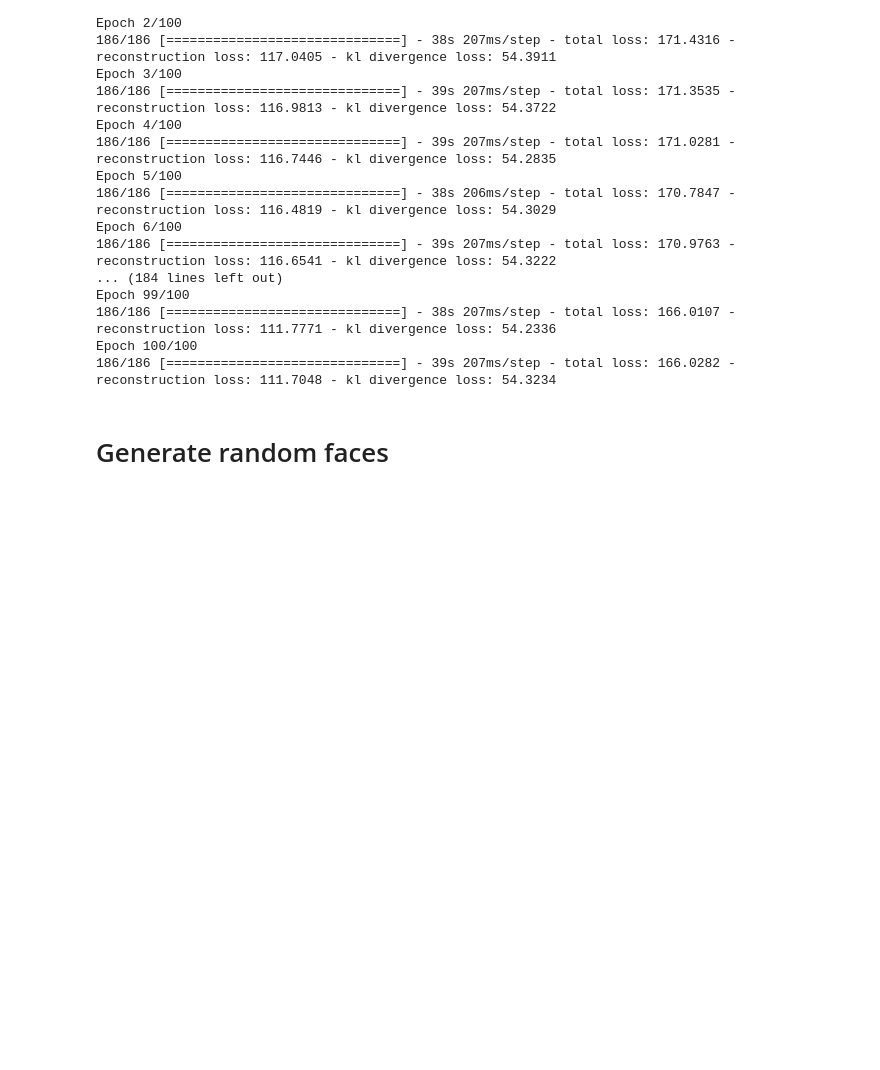
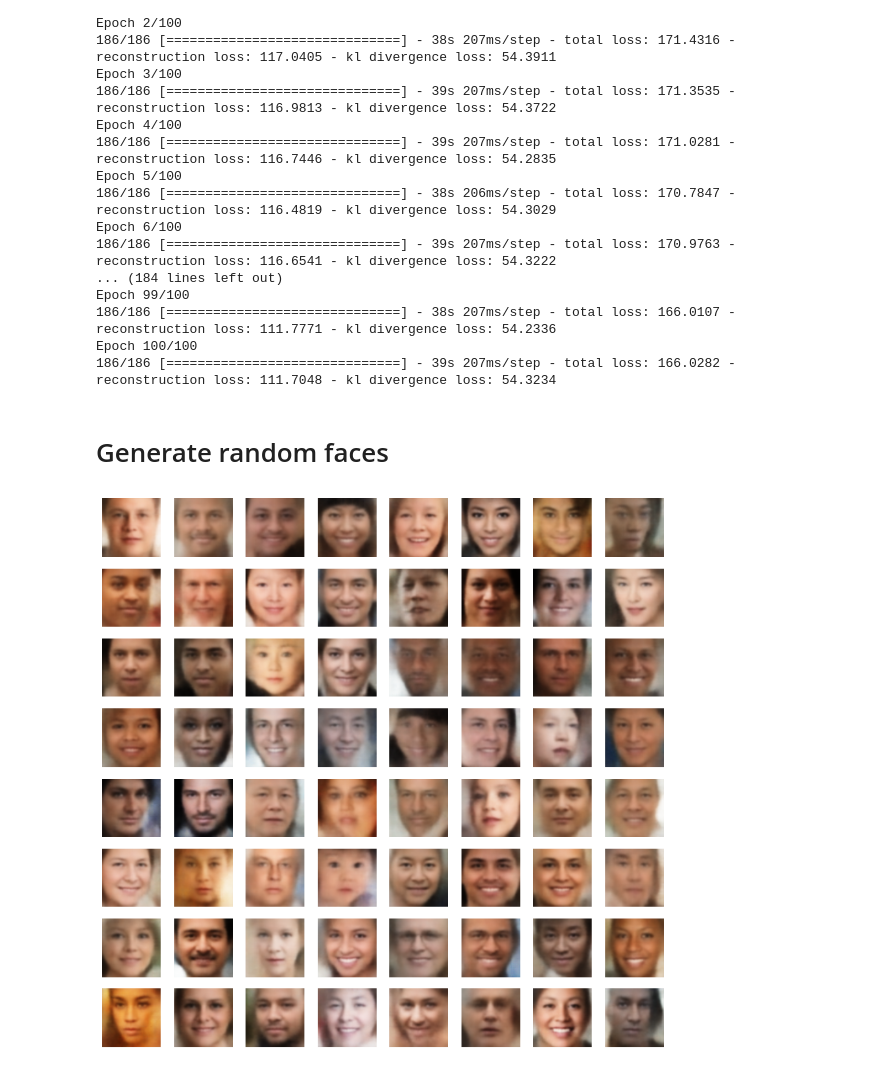
Before and after one commit to yashy3nugu/face-generator-VAE, a Jupyter notebook: face-generator.ipynb, the cells around one changed output. Cells and saved outputs as stored; diff of their text form; code cells hidden in the pictures; blank space fills up the shorter version.

Commit message:
Added function to generate faces

```diff
--- a/face-generator.ipynb
+++ b/face-generator.ipynb
@@ -251,5 +251,21 @@ cvae.decoder.save_weights("Weights/decoder_weights_manual.h5")
 # %% [markdown]
 # Generate random faces
 # %%
-cvae.encoder.save_weights("Weights/encoder_weights.h5")
-cvae.decoder.save_weights("Weights/decoder_weights.h5")
+cvae = CVAE(latent_dim,encoder,decoder)
+cvae.encoder.load_weights("Weights/encoder_weights.h5")
+cvae.decoder.load_weights("Weights/decoder_weights.h5")
+# %%
+def generate_faces():
+    noise = tf.keras.backend.random_normal(shape=(64,latent_dim))
+    generated_images = cvae.decoder.predict(noise)
+
+    fig = plt.figure(figsize=(12,12))
+    for i in range(generated_images.shape[0]):
+        plt.subplot(8,8,i+1)
+        plt.imshow((generated_images[i,:,:,:]))
+        plt.axis("off")
+    plt.show()
+# %%
+generate_faces()
+# %% [output]
+[figure, added]
```
